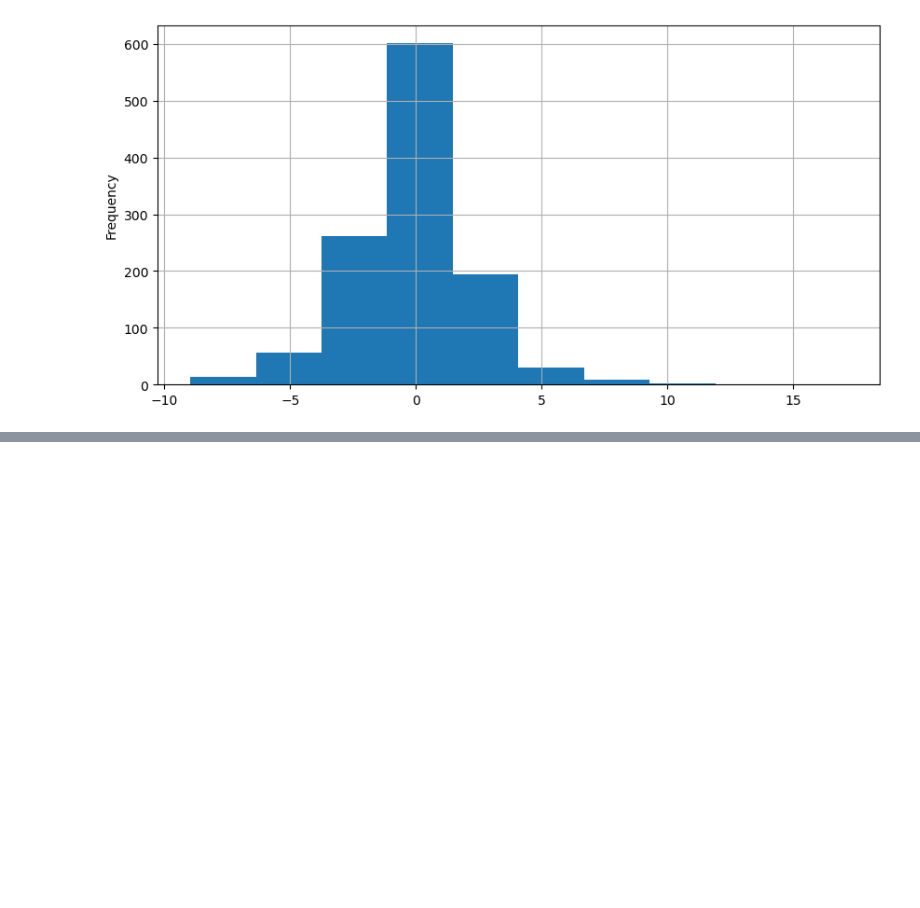
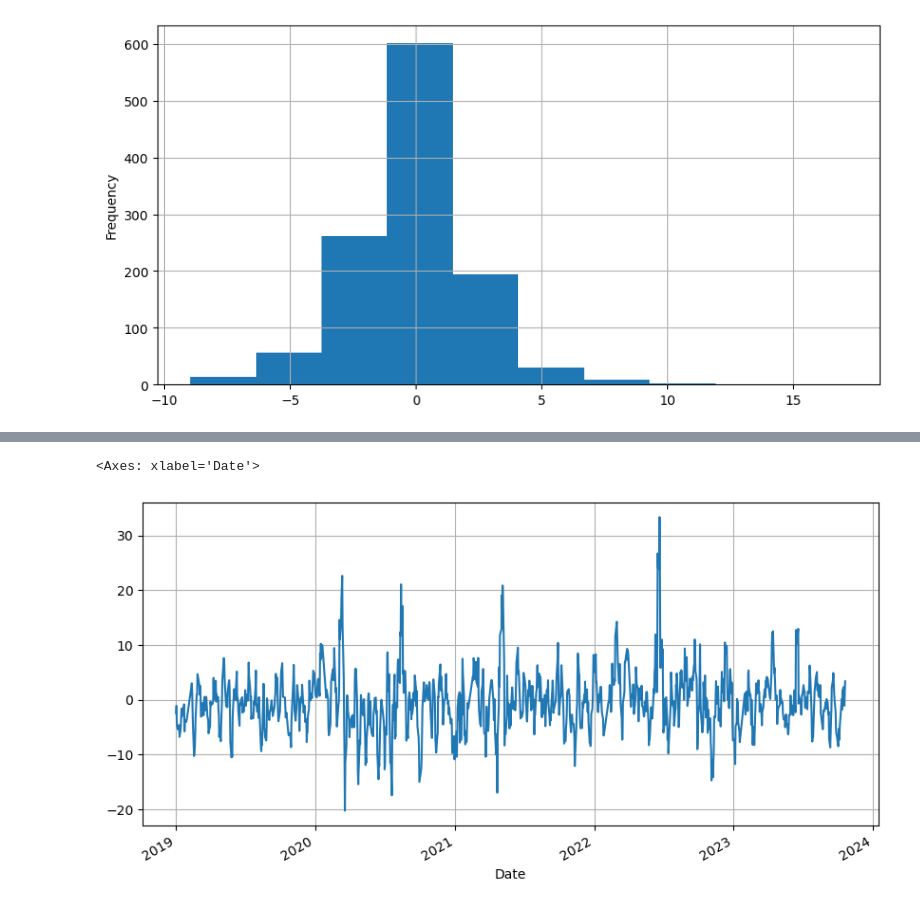
Before and after one commit to pan93412/nkust-homework, a Jupyter notebook: semester-3/finance/finance.ipynb, the cells around one changed output, grey strips where cells are left out. Drawn from its saved outputs; the diff is of its cells as text; code cells hidden in the pictures; blank space fills up the shorter version.

```diff
--- a/semester-3/finance/finance.ipynb
+++ b/semester-3/finance/finance.ipynb
@@ -89,0 +99,5 @@ Average returns:  -0.08086443560290792
+# %%
+analyzed.plot(kind='line', grid=True, figsize=(10, 5))
+# %% [output]
+<Axes: xlabel='Date'>
+[figure, added]
```
Also changed, not shown: parts of 6 cells of this notebook.
